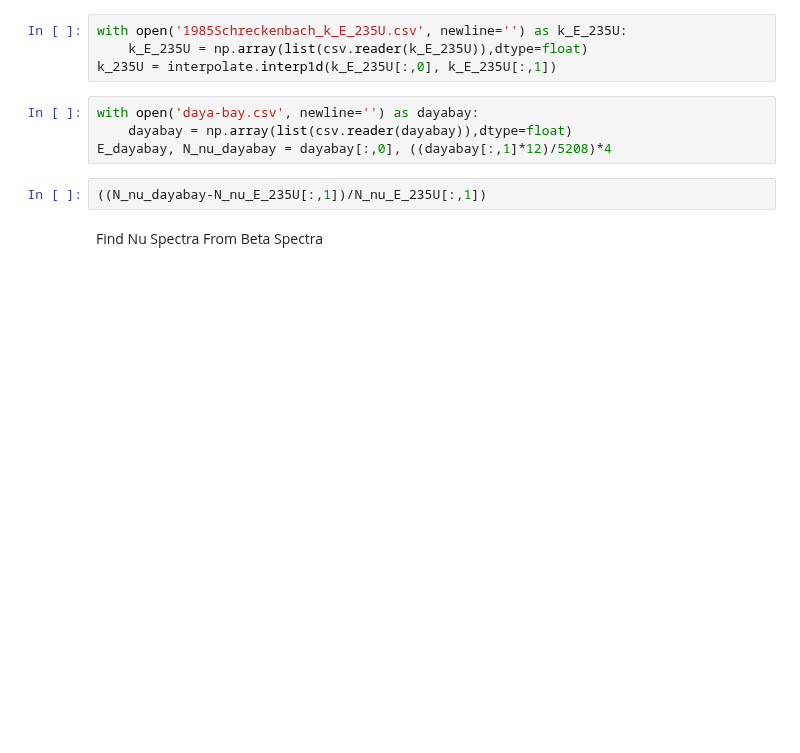
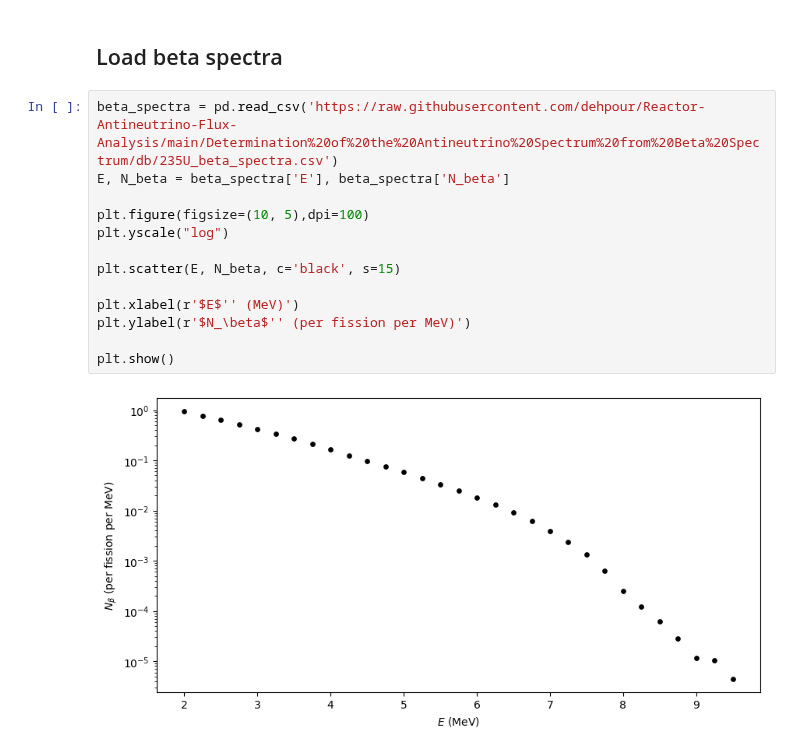
Before and after one commit to dehpour/Reactor-Antineutrino-Flux-Analysis, a Jupyter notebook: Determination of the Antineutrino Spectrum from Beta Spectrum/U235.ipynb, the cells around one changed output. Cells and saved outputs as stored; diff of their text form; blank space fills up the shorter version.

```diff
--- a/Determination of the Antineutrino Spectrum from Beta Spectrum/U235.ipynb
+++ b/Determination of the Antineutrino Spectrum from Beta Spectrum/U235.ipynb
@@ -17,12 +10,17 @@ err = (N_nu_E_235U[:,3]*N_nu_E_235U[:,1])/100
-# %%
-with open('1985Schreckenbach_k_E_235U.csv', newline='') as k_E_235U:
-    k_E_235U = np.array(list(csv.reader(k_E_235U)),dtype=float)
-k_235U = interpolate.interp1d(k_E_235U[:,0], k_E_235U[:,1])
-# %%
-with open('daya-bay.csv', newline='') as dayabay:
-    dayabay = np.array(list(csv.reader(dayabay)),dtype=float)
-E_dayabay, N_nu_dayabay = dayabay[:,0], ((dayabay[:,1]*12)/5208)*4
-# %%
-((N_nu_dayabay-N_nu_E_235U[:,1])/N_nu_E_235U[:,1])
-# %% [markdown]
-Find Nu Spectra From Beta Spectra
+# %% [markdown]
+## Load beta spectra
+# %%
+beta_spectra = pd.read_csv('https://raw.githubusercontent.com/dehpour/Reactor-Antineutrino-Flux-Analysis/main/Determination%20of%20the%20Antineutrino%20Spectrum%20from%20Beta%20Spectrum/db/235U_beta_spectra.csv')
+E, N_beta = beta_spectra['E'], beta_spectra['N_beta']
+
+plt.figure(figsize=(10, 5),dpi=100)
+plt.yscale("log")
+
+plt.scatter(E, N_beta, c='black', s=15)
+
+plt.xlabel(r'$E$'' (MeV)')
+plt.ylabel(r'$N_\beta$'' (per fission per MeV)')
+
+plt.show()
+# %% [output]
+[figure, added]
```
Also changed, not shown: parts of 20 cells of this notebook.
